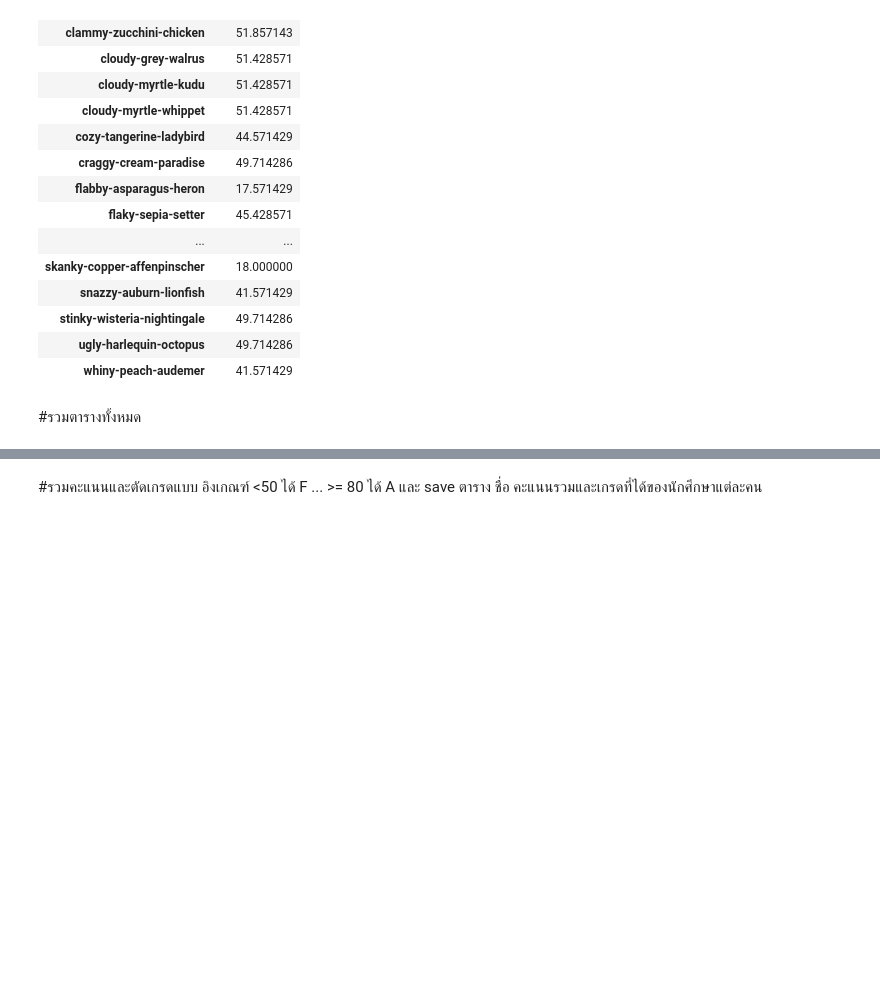
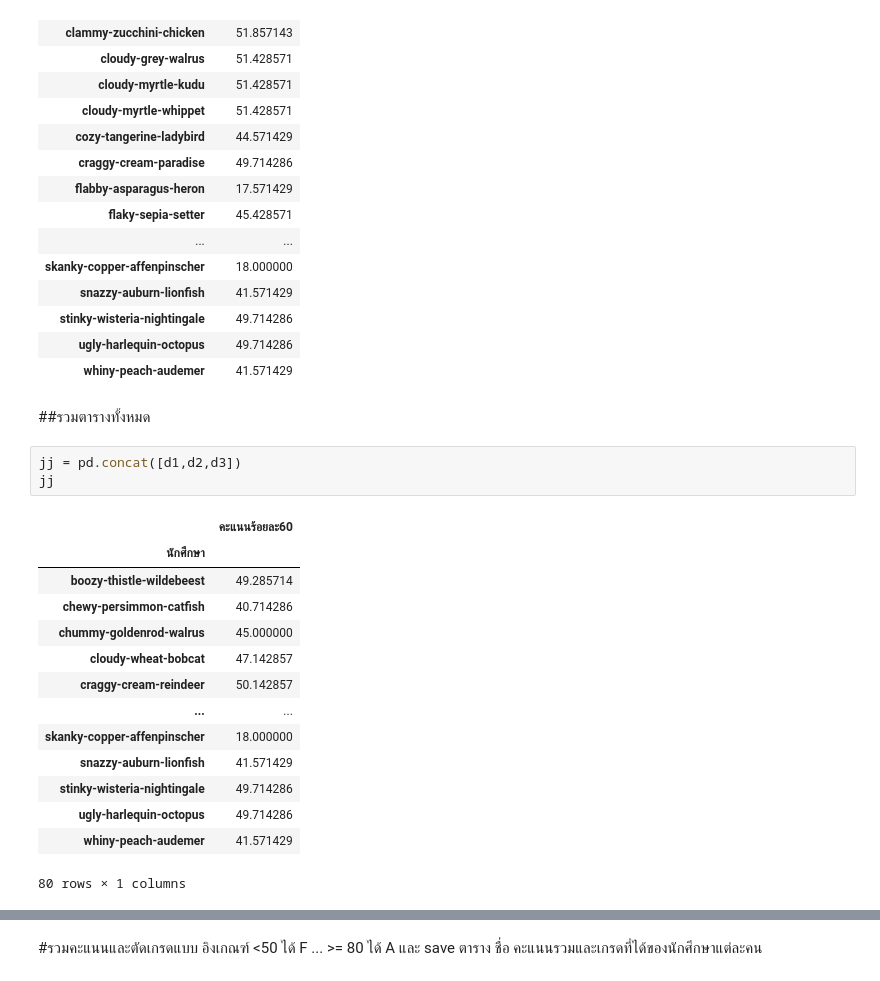
Before and after one commit to 1234567890qqqqqq/BasicProg_DataViz65, a Jupyter notebook: aon1.ipynb, the cells around one changed output, grey strips where cells are left out. Saved outputs shown, nothing was run; the diff lists cells and outputs as text; blank space fills up the shorter version.

```diff
--- a/aon1.ipynb
+++ b/aon1.ipynb
@@ -1136,4 +1136,22 @@ d3
 | ugly-harlequin-octopus | 49.714286 |
 | whiny-peach-audemer | 41.571429 |
 # %% [markdown]
-#รวมตารางทั้งหมด
+##รวมตารางทั้งหมด
+# %%
+jj = pd.concat([d1,d2,d3])
+jj
+# %% [output]
+|  | คะแนนร้อยละ60 |
+| นักศึกษา |  |
+| boozy-thistle-wildebeest | 49.285714 |
+| chewy-persimmon-catfish | 40.714286 |
+| chummy-goldenrod-walrus | 45.000000 |
+| cloudy-wheat-bobcat | 47.142857 |
+| craggy-cream-reindeer | 50.142857 |
+| ... | ... |
+| skanky-copper-affenpinscher | 18.000000 |
+| snazzy-auburn-lionfish | 41.571429 |
+| stinky-wisteria-nightingale | 49.714286 |
+| ugly-harlequin-octopus | 49.714286 |
+| whiny-peach-audemer | 41.571429 |
+80 rows × 1 columns
```
Also changed, not shown: parts of 4 cells of this notebook.
